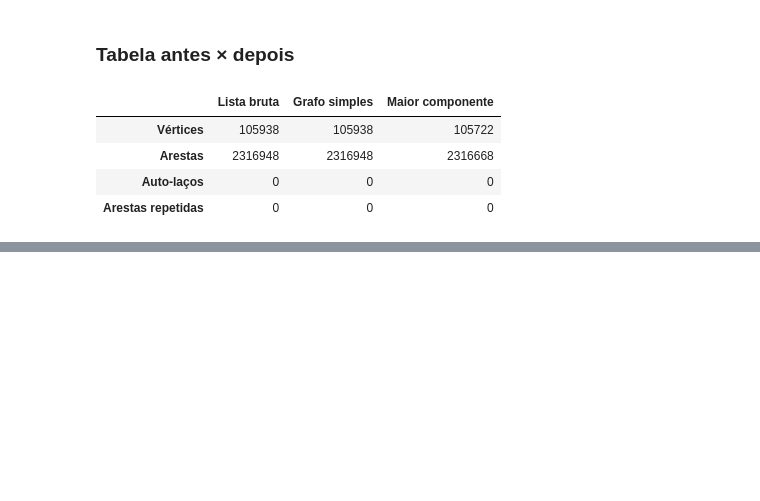
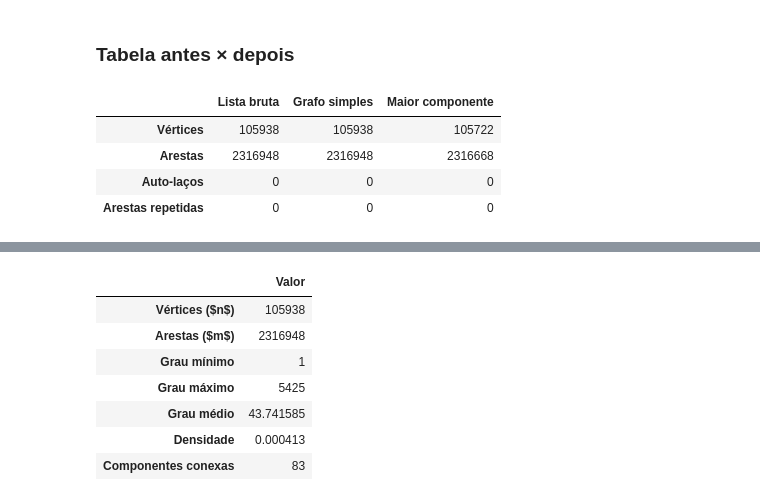
Before and after one commit to Augustocfq/snap-flickr-MATA53, a Jupyter notebook: main.ipynb, the cells around one changed output, grey strips where cells are left out. Saved outputs shown, nothing was run; the diff lists cells and outputs as text; code cells hidden in the pictures; blank space fills up the shorter version.

```diff
--- a/main.ipynb
+++ b/main.ipynb
@@ -147,0 +184,26 @@ treatment_table
+# %%
+basic_measures = pd.Series(
+    {
+        "Vértices ($n$)": n,
+        "Arestas ($m$)": m,
+        "Grau mínimo": degrees.min(),
+        "Grau máximo": degrees.max(),
+        "Grau médio": degrees.mean(),
+        "Densidade": 2 * m / (n * (n - 1)),
+        "Componentes conexas": len(component_sizes),
+    },
+    dtype=object,
+).to_frame("Valor")
+basic_measures.style.format(thousands=".", decimal=",", precision=6).to_latex(
+    TABLES_DIR / "basicas.tex", hrules=True, column_format="lr"
+)
+basic_measures
+# %% [output]
+|  | Valor |
+| Vértices ($n$) | 105938 |
+| Arestas ($m$) | 2316948 |
+| Grau mínimo | 1 |
+| Grau máximo | 5425 |
+| Grau médio | 43.741585 |
+| Densidade | 0.000413 |
+| Componentes conexas | 83 |
```
Also changed, not shown: parts of 8 cells of this notebook, 3 other files.
